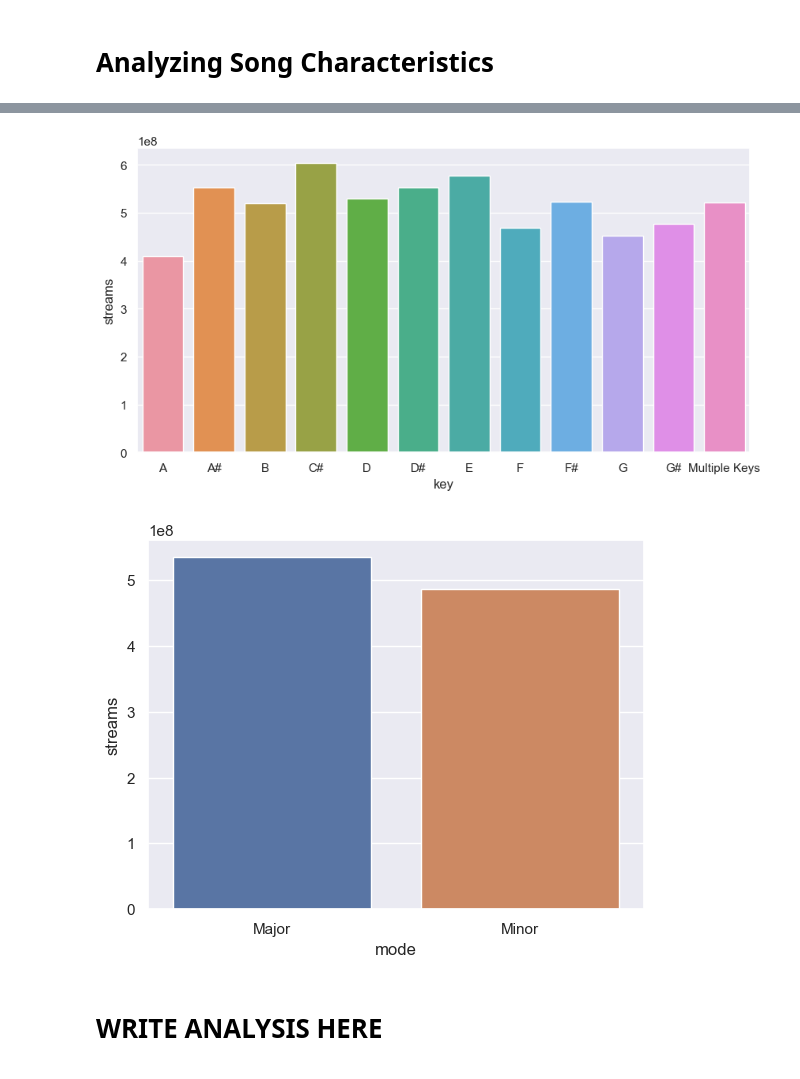
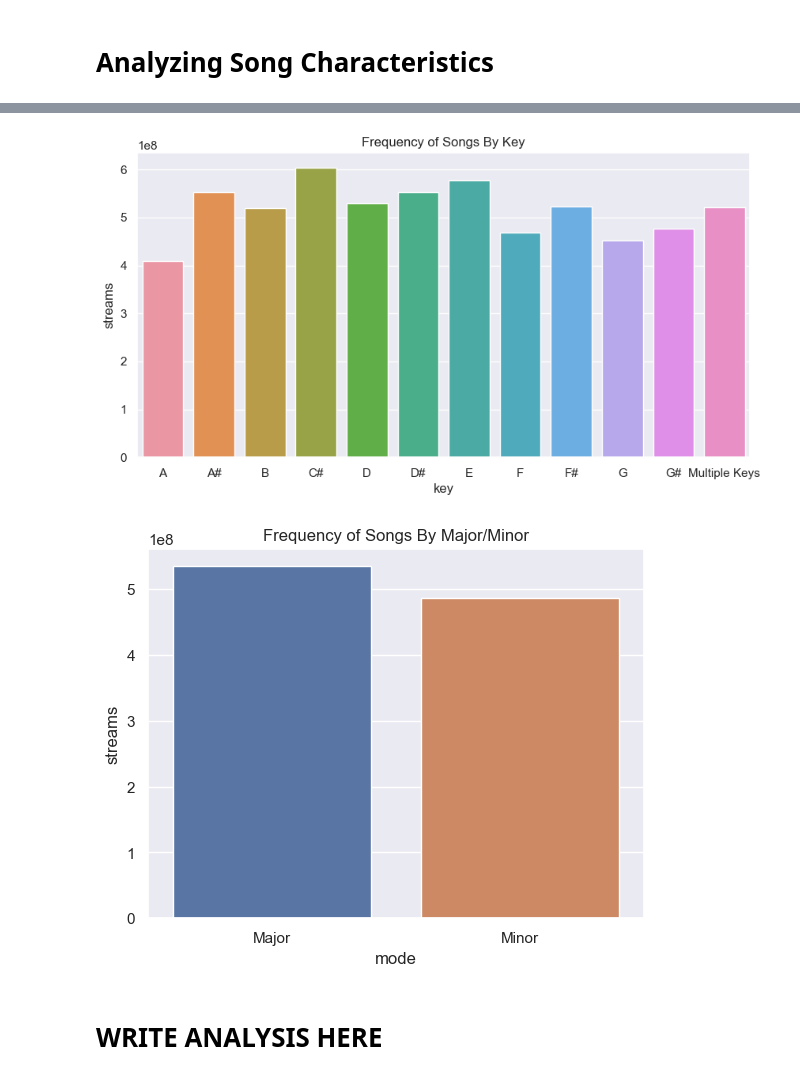
Before and after one commit to uzitak161/DS3000_Project, a Jupyter notebook: Project.EDA.ipynb, the cells around one changed output, grey strips where cells are left out. Drawn from its saved outputs; the diff is of its cells as text; code cells hidden in the pictures.

```diff
--- a/Project.EDA.ipynb
+++ b/Project.EDA.ipynb
@@ -282,20 +279,22 @@ array([[<Axes: title={'center': 'danceability_%'}>,
 # %%
 # Aggregate by Key value and find the average streams per key
 df_avg_streams_per_key = df.groupby('key')['streams'].mean().reset_index()
 
 # Plot average streams per key
 plt.figure(figsize=(10, 5))
 sns.barplot(data=df_avg_streams_per_key, x='key', y='streams')
+plt.title("Frequency of Songs By Key")
 plt.show()
 
 
 # Aggregate by Mode
 df_avg_streams_per_mode = df.groupby('mode')['streams'].mean().reset_index()
 sns.barplot(data=df_avg_streams_per_mode, x='mode', y='streams')
+plt.title("Frequency of Songs By Major/Minor")
 plt.show()
 # %% [output]
-[figure, old version]
+[figure, new version]
-[figure, old version]
+[figure, new version]
 # %% [markdown]
 # WRITE ANALYSIS HERE #
 # %%
```
Also changed, not shown: parts of 8 cells of this notebook.
